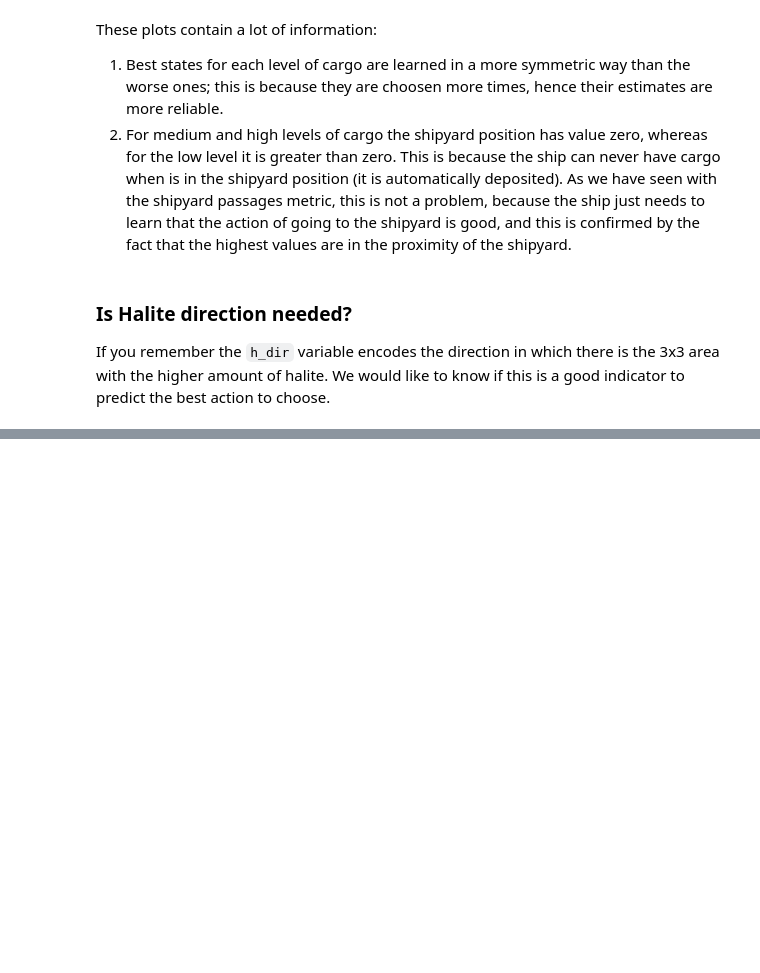
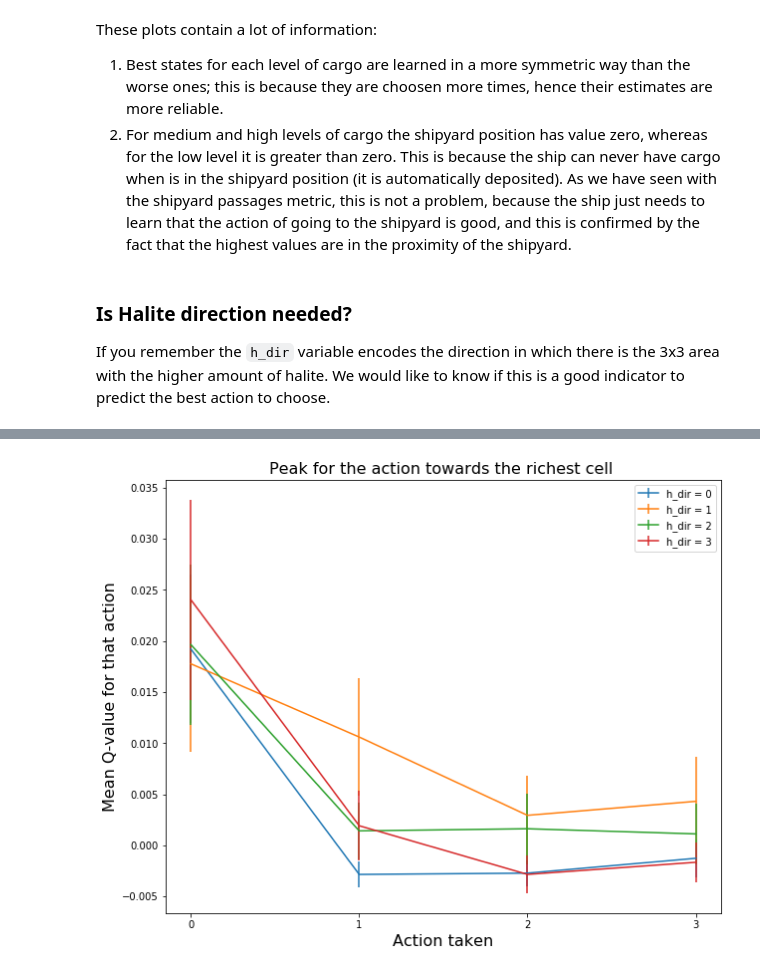
Before and after one commit to mango915/haliteRL, a Jupyter notebook: Tutorials/Tutorial_5_Visualizing_Learning.ipynb, the cells around one changed output, grey strips where cells are left out. Saved outputs shown, nothing was run; the diff lists cells and outputs as text; code cells hidden in the pictures; blank space fills up the shorter version.

```diff
--- a/Tutorials/Tutorial_5_Visualizing_Learning.ipynb
+++ b/Tutorials/Tutorial_5_Visualizing_Learning.ipynb
@@ -628,0 +674,25 @@ plt.show()
+# %%
+q_cardinals = q_values[:,1:] # remove a=0 subset of moves
+HD_shape2 = (MAP_SIZE**2,)+tuple([3 for i in range(6)]) + (4,4)
+q_HD = q_cardinals.reshape(HD_shape2)
+plt.figure(figsize=(10,8))
+for i in range(4):
+    q_hdir0 = q_HD[:,0,0,1,0,0,0,i].reshape(-1,4) # select cargo=0, h_dir = i, then reshape as a matrix (s',a)
+    q_mean = []
+    q_std = []
+    for j in range(4):
+        x = q_hdir0[:,j]
+        x_filtered = x[x!=0]
+        mean = x_filtered.mean()
+        std = x_filtered.std()/np.sqrt(len(x_filtered)) #deviation of the mean
+        q_mean.append(mean)
+        q_std.append(std)
+    plt.errorbar(np.arange(4), q_mean, yerr = q_std, label='h_dir = '+str(i))
+plt.legend()
+plt.xticks([0,1,2,3])
+plt.title("Peak for the action towards the richest cell ", fontsize=16)
+plt.xlabel("Action taken", fontsize=16)
+plt.ylabel("Mean Q-value for that action", fontsize=16)
+plt.show()
+# %% [output]
+[figure, added]
```
Also changed, not shown: parts of 8 cells of this notebook.
